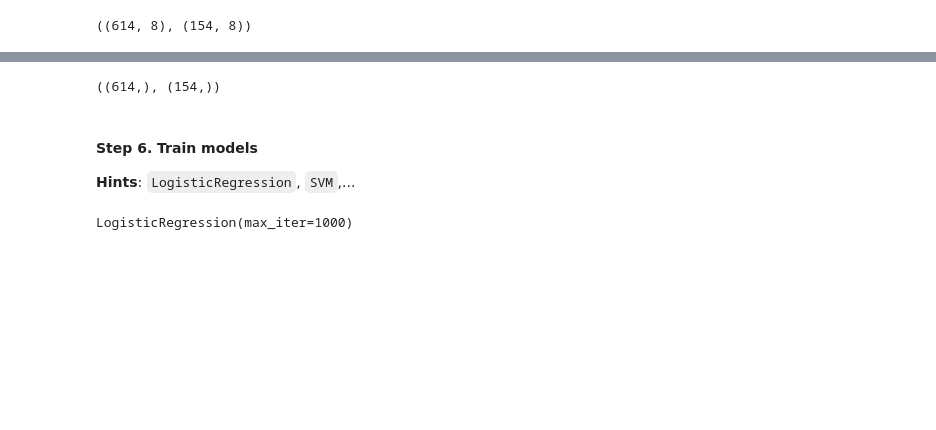
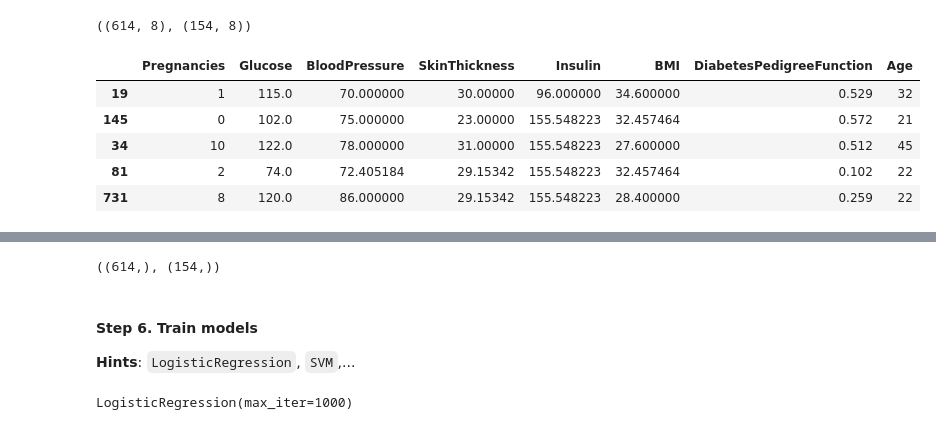
Before and after one commit to honghanhh/mci_python_33a8_l1, a Jupyter notebook: Live Slides/Live Lecture 10/maintn_Capstone Project.ipynb, the cells around one changed output, grey strips where cells are left out. Drawn from its saved outputs; the diff is of its cells as text; code cells hidden in the pictures; blank space fills up the shorter version.

```diff
--- a/Live Slides/Live Lecture 10/maintn_Capstone Project.ipynb
+++ b/Live Slides/Live Lecture 10/maintn_Capstone Project.ipynb
@@ -436,3 +436,12 @@ Xtrain, Xtest, ytrain, ytest = train_test_split(X_pima, y_pima, test_size = 0.2)
 Xtrain.shape, Xtest.shape
 # %% [output]
 ((614, 8), (154, 8))
+# %%
+Xtest.head()
+# %% [output]
+|  | Pregnancies | Glucose | BloodPressure | SkinThickness | Insulin | BMI | DiabetesPedigreeFunction | Age |
+| 19 | 1 | 115.0 | 70.000000 | 30.00000 | 96.000000 | 34.600000 | 0.529 | 32 |
+| 145 | 0 | 102.0 | 75.000000 | 23.00000 | 155.548223 | 32.457464 | 0.572 | 21 |
+| 34 | 10 | 122.0 | 78.000000 | 31.00000 | 155.548223 | 27.600000 | 0.512 | 45 |
+| 81 | 2 | 74.0 | 72.405184 | 29.15342 | 155.548223 | 32.457464 | 0.102 | 22 |
+| 731 | 8 | 120.0 | 86.000000 | 29.15342 | 155.548223 | 28.400000 | 0.259 | 22 |
```
Also changed, not shown: parts of 2 cells of this notebook.
